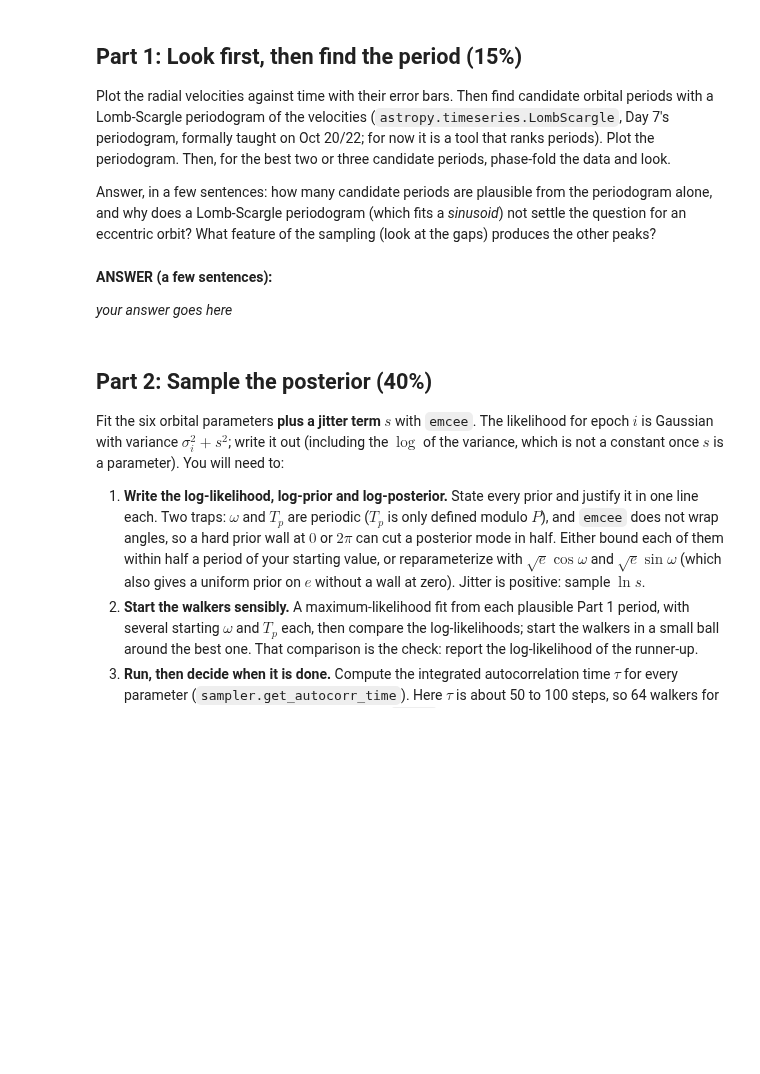
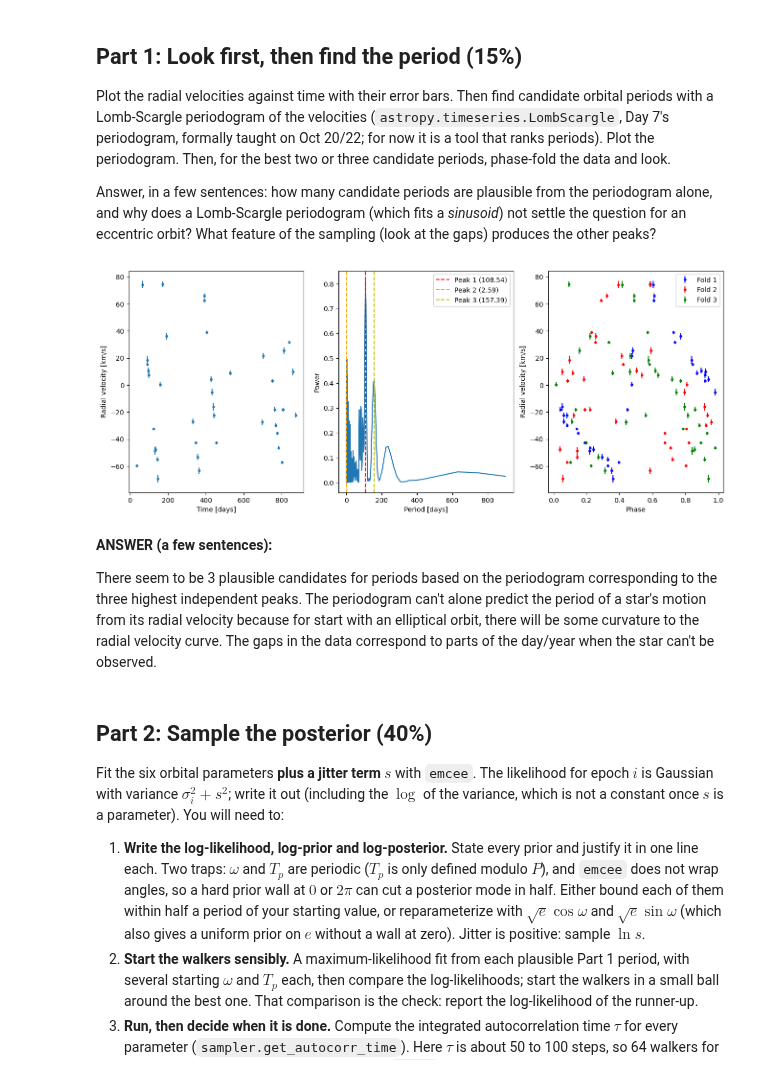
Before and after one commit to andrewtsteves/ast457_2026_Fall, a Jupyter notebook: submissions/asteves2/lab05.ipynb, the cells around one changed output. Drawn from its saved outputs; the diff is of its cells as text; code cells hidden in the pictures; blank space fills up the shorter version.

Commit message:
Completed parts 1 and 2 of lab05.

```diff
--- a/submissions/asteves2/lab05.ipynb
+++ b/submissions/asteves2/lab05.ipynb
@@ -48,8 +48,8 @@ import corner
 from scipy.optimize import minimize
 from astropy.timeseries import LombScargle
 
-NETID = 'yournetid'   # <-- set this
-d = np.genfromtxt(f'data/{NETID}.csv', delimiter=',', names=True)
+NETID = 'asteves2'   # <-- set this
+d = np.genfromtxt(f'/Users/andrewsteves/ast457_2026_Fall/labs/05/data/{NETID}.csv', delimiter=',', names=True)
 t, rv, sig = d['t_days'], d['rv_kms'], d['sigma_rv_kms']
 print(f"{t.size} epochs over {t.max() - t.min():.0f} days; median quoted error {np.median(sig):.2f} km/s")
 
@@ -80,10 +82,54 @@ a Lomb-Scargle periodogram (which fits a *sinusoid*) not settle the question for
 feature of the sampling (look at the gaps) produces the other peaks?
 # %%
 # Part 1: your work here
+
+per = LombScargle(t, rv, sig)
+freq, power = per.autopower(maximum_frequency = 1, minimum_frequency = 1 / 900)
+period = 1 / freq
+
+idx_peak_1 = np.argsort(power)[-1]
+peak_1 = [period[idx_peak_1], np.max(power)]
+
+mask_2 = (period > 0) & (period < 100)
+idx_peak_2 = np.argsort(power[mask_2])[-1]
+peak_2 = [period[mask_2][idx_peak_2], np.max(power[mask_2])]
+
+mask_3 = (period > 125) & (period < 200)
+idx_peak_3 = np.argsort(power[mask_3])[-1]
+peak_3 = [period[mask_3][idx_peak_3], np.max(power[mask_3])]
+
+fold1, fold2, fold3 = (t % peak_1[0]) / peak_1[0], (t % peak_2[0]) / peak_2[0], (t % peak_3[0]) / peak_3[0]
+
+fig, ax = plt.subplots(ncols = 3, nrows = 1, figsize = (16, 6))
+
+ax[0].errorbar(t, rv, yerr = sig, fmt='.')
+ax[0].set_xlabel('Time [days]')
+ax[0].set_ylabel('Radial velocity [km/s]')
+
+ax[1].plot(period, power)
+ax[1].axvline(peak_1[0], linestyle = '--', color = 'red', label = f'Peak 1 ({peak_1[0]:.2f})')
+ax[1].axvline(peak_2[0], linestyle = '--', color = 'orange', label = f'Peak 2 ({peak_2[0]:.2f})')
+ax[1].axvline(peak_3[0], linestyle = '--', color = 'y', label = f'Peak 3 ({peak_3[0]:.2f})')
+
+ax[1].set_xlabel('Period [days]')
+ax[1].set_ylabel('Power')
+ax[1].legend()
+
+ax[2].errorbar(fold1, rv, yerr=sig, fmt='.', color='b', label = 'Fold 1')
+ax[2].errorbar(fold2, rv, yerr=sig, fmt='.', color = 'r', label = 'Fold 2')
+ax[2].errorbar(fold3, rv, yerr=sig, fmt='.', color = 'g', label = 'Fold 3')
+
+ax[2].set_xlabel('Phase')
+ax[2].set_ylabel('Radial velocity [km/s]')
+ax[2].legend()
+
+plt.show()
+# %% [output]
+[figure, added]
 # %% [markdown]
 **ANSWER (a few sentences):**
 
-*your answer goes here*
+There seem to be 3 plausible candidates for periods based on the periodogram corresponding to the three highest independent peaks. The periodogram can't alone predict the period of a star's motion from its radial velocity because for start with an elliptical orbit, there will be some curvature to the radial velocity curve. The gaps in the data correspond to parts of the day/year when the star can't be observed.
 # %% [markdown]
 ## Part 2: Sample the posterior (40%)
 
```
Also changed, not shown: parts of 8 cells of this notebook.
